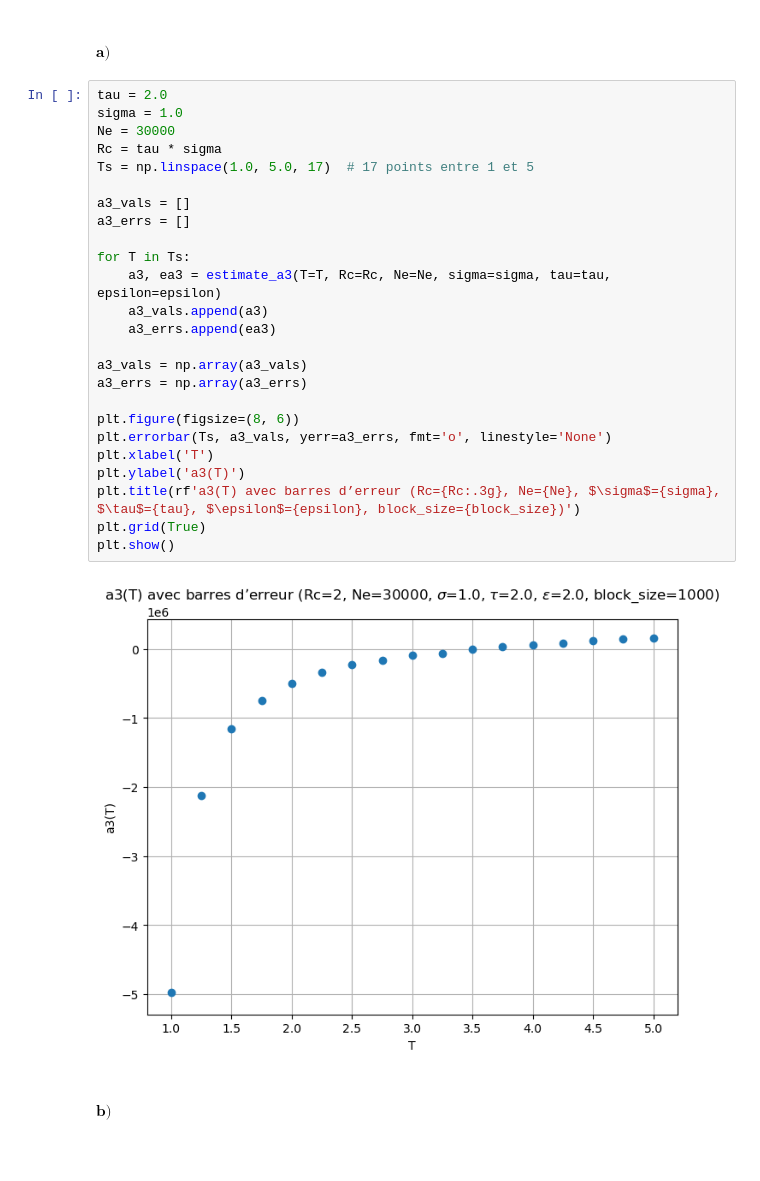
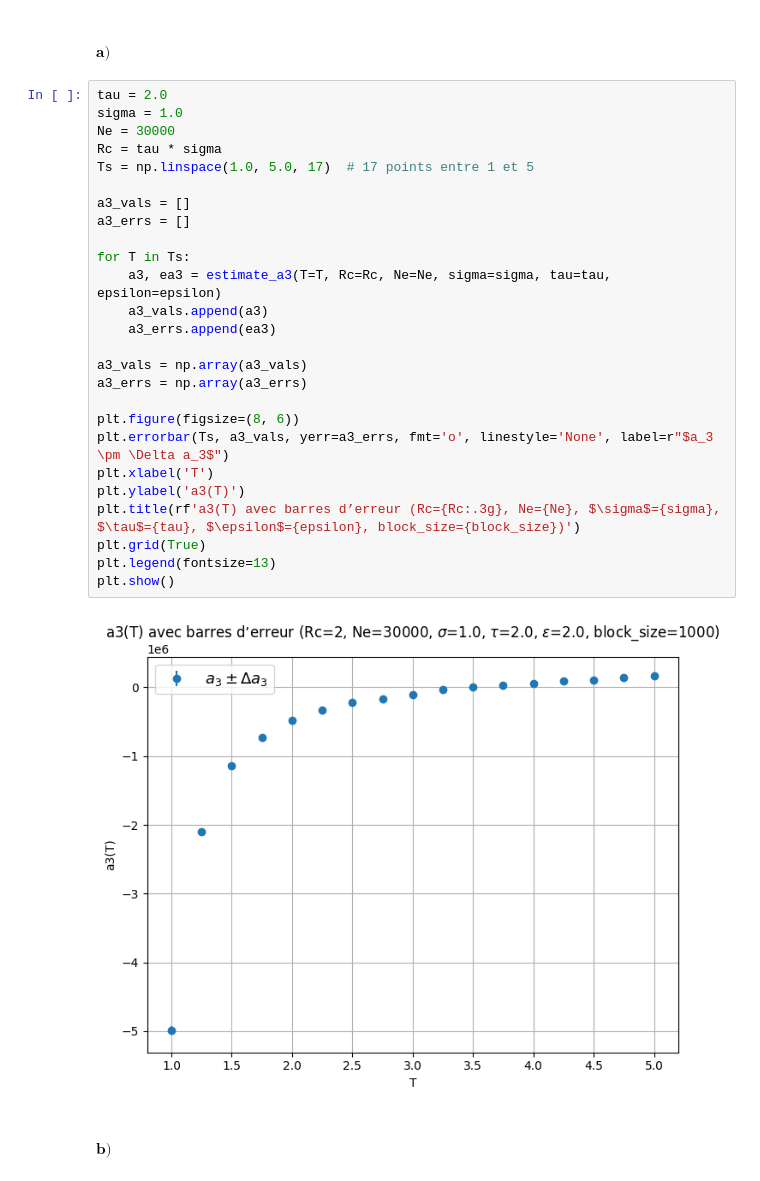
Before and after one commit to ADeslarzes/Homewrok_3, a Jupyter notebook: P2.ipynb, the cells around one changed output. Drawn from its saved outputs; the diff is of its cells as text; blank space fills up the shorter version.

```diff
--- a/P2.ipynb
+++ b/P2.ipynb
@@ -208,30 +208,31 @@ On identifie un plateau pour chaque $\tau$ à $R_c = \sigma\tau$. On observe aus
 # %%
 tau = 2.0
 sigma = 1.0
 Ne = 30000
 Rc = tau * sigma
 Ts = np.linspace(1.0, 5.0, 17)  # 17 points entre 1 et 5
 
 a3_vals = []
 a3_errs = []
 
 for T in Ts:
     a3, ea3 = estimate_a3(T=T, Rc=Rc, Ne=Ne, sigma=sigma, tau=tau, epsilon=epsilon)
     a3_vals.append(a3)
     a3_errs.append(ea3)
 
 a3_vals = np.array(a3_vals)
 a3_errs = np.array(a3_errs)
 
 plt.figure(figsize=(8, 6))
-plt.errorbar(Ts, a3_vals, yerr=a3_errs, fmt='o', linestyle='None')
+plt.errorbar(Ts, a3_vals, yerr=a3_errs, fmt='o', linestyle='None', label=r"$a_3 \pm \Delta a_3$")
 plt.xlabel('T')
 plt.ylabel('a3(T)')
 plt.title(rf'a3(T) avec barres d’erreur (Rc={Rc:.3g}, Ne={Ne}, $\sigma$={sigma}, $\tau$={tau}, $\epsilon$={epsilon}, block_size={block_size})')
 plt.grid(True)
+plt.legend(fontsize=13)
 plt.show()
 # %% [output]
-[figure, old version]
+[figure, new version]
 # %% [markdown]
 #### $\textbf{b)}$
 # %% [markdown]
```
Also changed, not shown: parts of 2 cells of this notebook.
